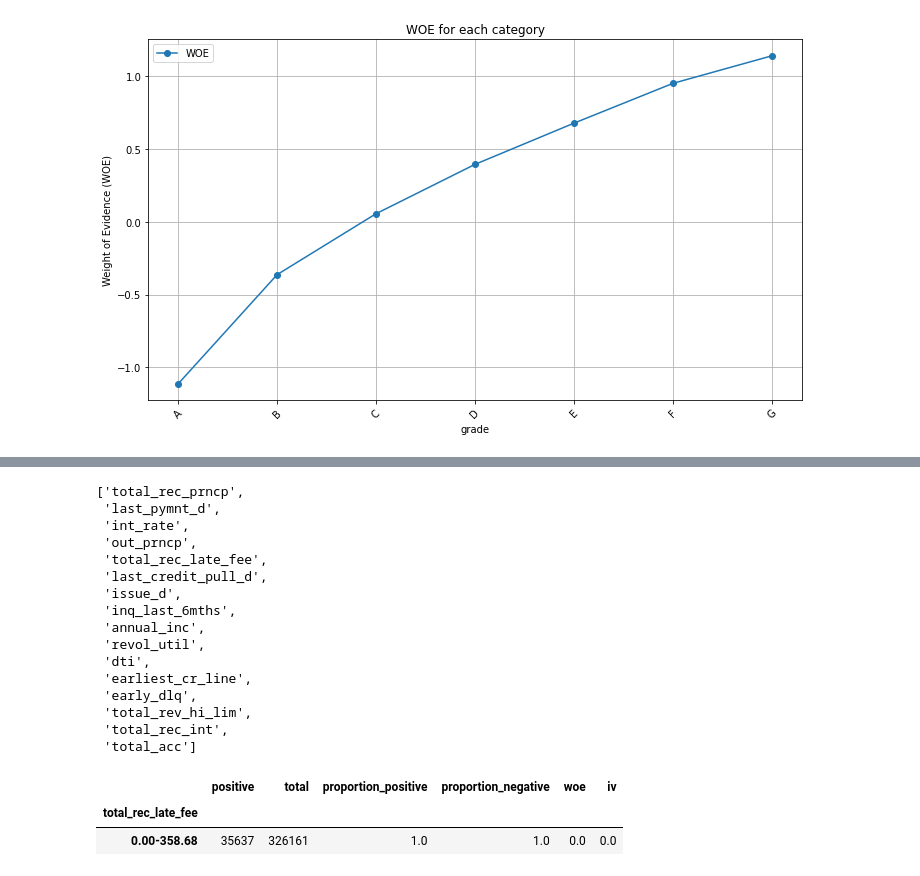
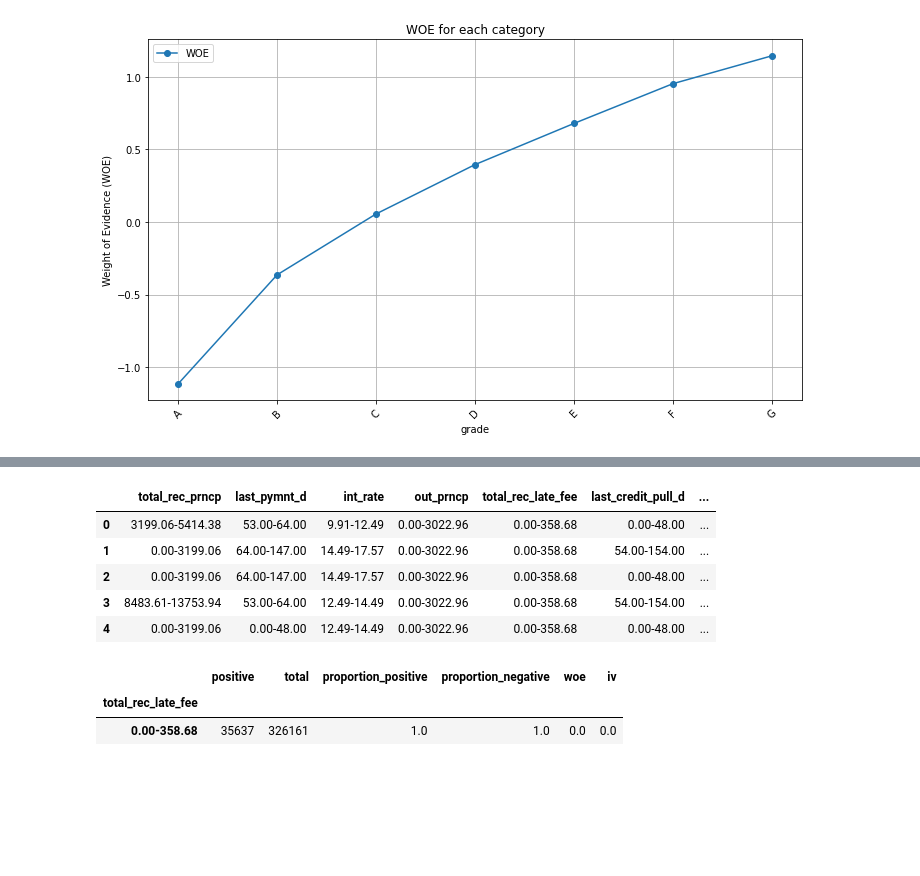
Before and after one commit to auslei/credit_risk_modelling, a Jupyter notebook: p1_Credit_Risk_Modelling_v1.ipynb, the cells around one changed output, grey strips where cells are left out. Cells and saved outputs as stored; diff of their text form; code cells hidden in the pictures; blank space fills up the shorter version.

```diff
--- a/p1_Credit_Risk_Modelling_v1.ipynb
+++ b/p1_Credit_Risk_Modelling_v1.ipynb
@@ -1050,9 +1026,8 @@ def optimize_woe(data, attribute, target, max_bins=10):
     return [boundaries[-1] for boundaries in optimal_bins]
 
 # Sample usage
-# Replace df with your DataFrame, 'attribute' with the numeric attribute, and 'target' with the target variable
-# optimal_bins = optimize_woe(df, 'attribute', 'target', max_bins=10)
-# print("Optimal bins:", optimal_bins
+optimal_bins = optimize_woe(df, 'total_rec_prncp', 'label', max_bins=5)
+print("Optimal bins:", optimal_bins)
 # %%
 import pandas as pd
 import numpy as np
@@ -1075,7 +1050,7 @@ def bin_numeric_variables(data, numeric_vars, num_bins=5, binning_method='quanti
 
     for var in numeric_vars:
         if optimize:
-            optimal_bins = optimize_woe(data, var, target='target', max_bins=num_bins)
+            optimal_bins = optimize_woe(data, var, target='label', max_bins=num_bins)
             bins = np.digitize(data[var], bins=optimal_bins, right=True)
         else:
             if binning_method == 'quantile':
@@ -1102,22 +1073,14 @@ X_train_new = pd.concat([X_train_new, y_train], axis = 1)
-# %%
-num_cols
-# %% [output]
-['total_rec_prncp',
- 'last_pymnt_d',
- 'int_rate',
- 'out_prncp',
- 'total_rec_late_fee',
- 'last_credit_pull_d',
- 'issue_d',
- 'inq_last_6mths',
- 'annual_inc',
- 'revol_util',
- 'dti',
- 'earliest_cr_line',
- 'early_dlq',
- 'total_rev_hi_lim',
- 'total_rec_int',
- 'total_acc']
+# %%
+X_train_numeric = bin_numeric_variables(df[num_columns_final], num_columns_final, optimize=False)
+# %%
+X_train_numeric.head()
+# %% [output]
+|  | total_rec_prncp | last_pymnt_d | int_rate | out_prncp | total_rec_late_fee | last_credit_pull_d | ... |
+| 0 | 3199.06-5414.38 | 53.00-64.00 | 9.91-12.49 | 0.00-3022.96 | 0.00-358.68 | 0.00-48.00 | ... |
+| 1 | 0.00-3199.06 | 64.00-147.00 | 14.49-17.57 | 0.00-3022.96 | 0.00-358.68 | 54.00-154.00 | ... |
+| 2 | 0.00-3199.06 | 64.00-147.00 | 14.49-17.57 | 0.00-3022.96 | 0.00-358.68 | 0.00-48.00 | ... |
+| 3 | 8483.61-13753.94 | 53.00-64.00 | 12.49-14.49 | 0.00-3022.96 | 0.00-358.68 | 54.00-154.00 | ... |
+| 4 | 0.00-3199.06 | 0.00-48.00 | 12.49-14.49 | 0.00-3022.96 | 0.00-358.68 | 0.00-48.00 | ... |
 # %%
 df_woe_total_rec_prncp = calculate_woe_iv(X_train_new, "total_rec_late_fee", "label")
 df_woe_total_rec_prncp
```
Also changed, not shown: parts of 33 cells of this notebook.
